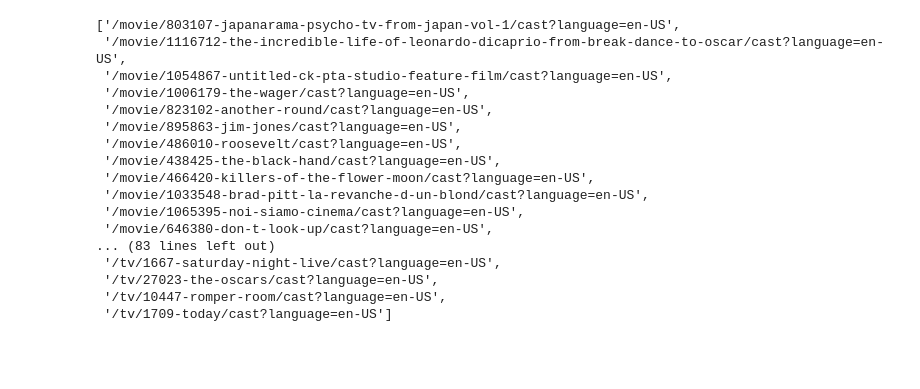
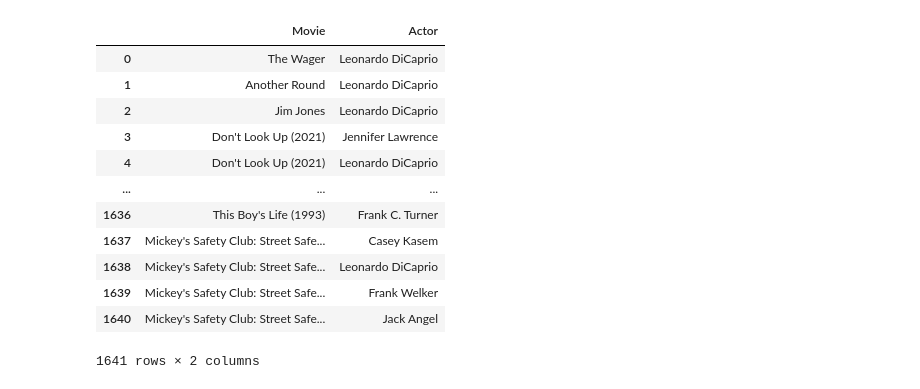
Before and after one commit to amaslua/Leonardo-Dicaprio-Movie-Network, a Jupyter notebook: data_scraping.ipynb, the cells around one changed output. Saved outputs shown, nothing was run; the diff lists cells and outputs as text; code cells hidden in the pictures; blank space fills up the shorter version.

Commit message:
Completed data scraping
Saved the data as a JSON file containing nodes and edges to be used in www.ladataviz.com

```diff
--- a/data_scraping.ipynb
+++ b/data_scraping.ipynb
@@ -25,23 +19,38 @@ for movie in movies:
 
     x = result.find('p', {'class': 'new_button'})
     fullcast.append(x.findChild("a")['href'])
-# %%
-fullcast
-# %% [output]
-['/movie/803107-japanarama-psycho-tv-from-japan-vol-1/cast?language=en-US',
- '/movie/1116712-the-incredible-life-of-leonardo-dicaprio-from-break-dance-to-oscar/cast?language=en-US',
- '/movie/1054867-untitled-ck-pta-studio-feature-film/cast?language=en-US',
- '/movie/1006179-the-wager/cast?language=en-US',
- '/movie/823102-another-round/cast?language=en-US',
- '/movie/895863-jim-jones/cast?language=en-US',
- '/movie/486010-roosevelt/cast?language=en-US',
- '/movie/438425-the-black-hand/cast?language=en-US',
- '/movie/466420-killers-of-the-flower-moon/cast?language=en-US',
- '/movie/1033548-brad-pitt-la-revanche-d-un-blond/cast?language=en-US',
- '/movie/1065395-noi-siamo-cinema/cast?language=en-US',
- '/movie/646380-don-t-look-up/cast?language=en-US',
-... (83 lines left out)
- '/tv/1667-saturday-night-live/cast?language=en-US',
- '/tv/27023-the-oscars/cast?language=en-US',
- '/tv/10447-romper-room/cast?language=en-US',
- '/tv/1709-today/cast?language=en-US']
+# %%
+data = []
+for movie_url in fullcast:
+    url = "https://www.themoviedb.org" + movie_url
+    request = urllib.request.Request(url=url, headers=headers)
+    response = urllib.request.urlopen(request)
+    result = BeautifulSoup(response.read(), 'html.parser')
+    find_movie = result.find('div', {'class': 'title ott_false'})
+    if find_movie == None:
+        find_movie = result.find('div', {'class': 'title ott_true'})
+    movie_name = find_movie.getText(' ', strip=True)
+    x = result.find('section', {'class': 'panel pad'}).find_all('a')
+    for n in range(1, len(x), 2):
+        actor_name = x[n].getText(' ')
+        data.append([movie_name, actor_name])
+# %%
+df = pd.DataFrame(data, columns = ["Movie", "Actor"])
+selected_movies = ["The Wager", "Another Round", "Jim Jones", "Don't Look Up (2021)", "Clint Eastwood: A Cinematic Legacy (2021)", "Leonardo DiCaprio: Most Wanted! (2021)", "Teslafy Me (2019)", "QT8: The First Eight (2019)", "Ice on Fire (2019)", "And We Go Green (2019)", "Ryuichi Sakamoto: Coda (2017)", "Spielberg (2017)", "Before the Flood (2016)", "Koko: The Gorilla Who Talks to People (2016)", "The Revenant (2015)", "Scorsese's Goodfellas (2015)", "The Wolf of Wall Street (2013)", "The Great Gatsby (2013)", "Django Unchained (2012)", "Reflections on Titanic (2012)", "J. Edgar (2011)", "Inception (2010)", "Hubble (2010)", "Shutter Island (2010)", "Revolutionary Road (2008)", "Body of Lies (2008)", "Notes on an American Film Director at Work (2008)", "Everything's Cool (2007)", "Blood Diamond (2006)", "The Departed (2006)", "Earth to America (2005)", "A Concert for Hurricane Relief (2005)", "The Aviator (2004)", "Catch Me If You Can (2002)", "Gangs of New York (2002)", "Portrait of Leonardo: The Kid Who Took Hollywood (2000)", "Hangin' with Leo!! (2000)", "Romeo + Juliet (1996)", "Total Eclipse (1995)", "The Quick and the Dead (1995)", "This Boy's Life (1993)", "Mickey's Safety Club: Street Safe, Street Smart (1989)"]
+df = df[df["Movie"].isin(selected_movies)]
+df = df.reset_index(drop=True)
+df
+# %% [output]
+|  | Movie | Actor |
+| 0 | The Wager | Leonardo DiCaprio |
+| 1 | Another Round | Leonardo DiCaprio |
+| 2 | Jim Jones | Leonardo DiCaprio |
+| 3 | Don't Look Up (2021) | Jennifer Lawrence |
+| 4 | Don't Look Up (2021) | Leonardo DiCaprio |
+| ... | ... | ... |
+| 1636 | This Boy's Life (1993) | Frank C. Turner |
+| 1637 | Mickey's Safety Club: Street Safe... | Casey Kasem |
+| 1638 | Mickey's Safety Club: Street Safe... | Leonardo DiCaprio |
+| 1639 | Mickey's Safety Club: Street Safe... | Frank Welker |
+| 1640 | Mickey's Safety Club: Street Safe... | Jack Angel |
+1641 rows × 2 columns
```
Also changed, not shown: parts of 4 cells of this notebook.
